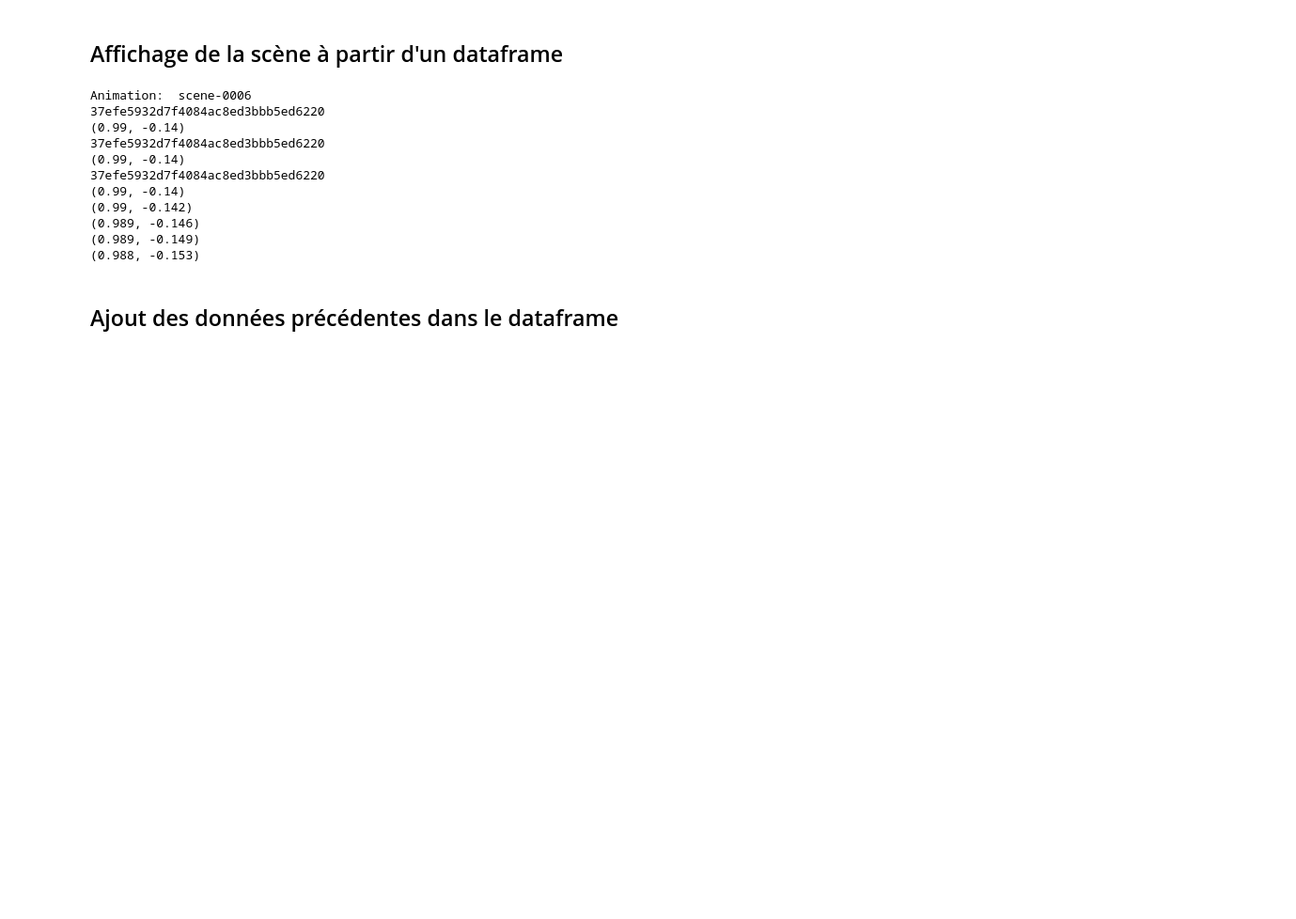
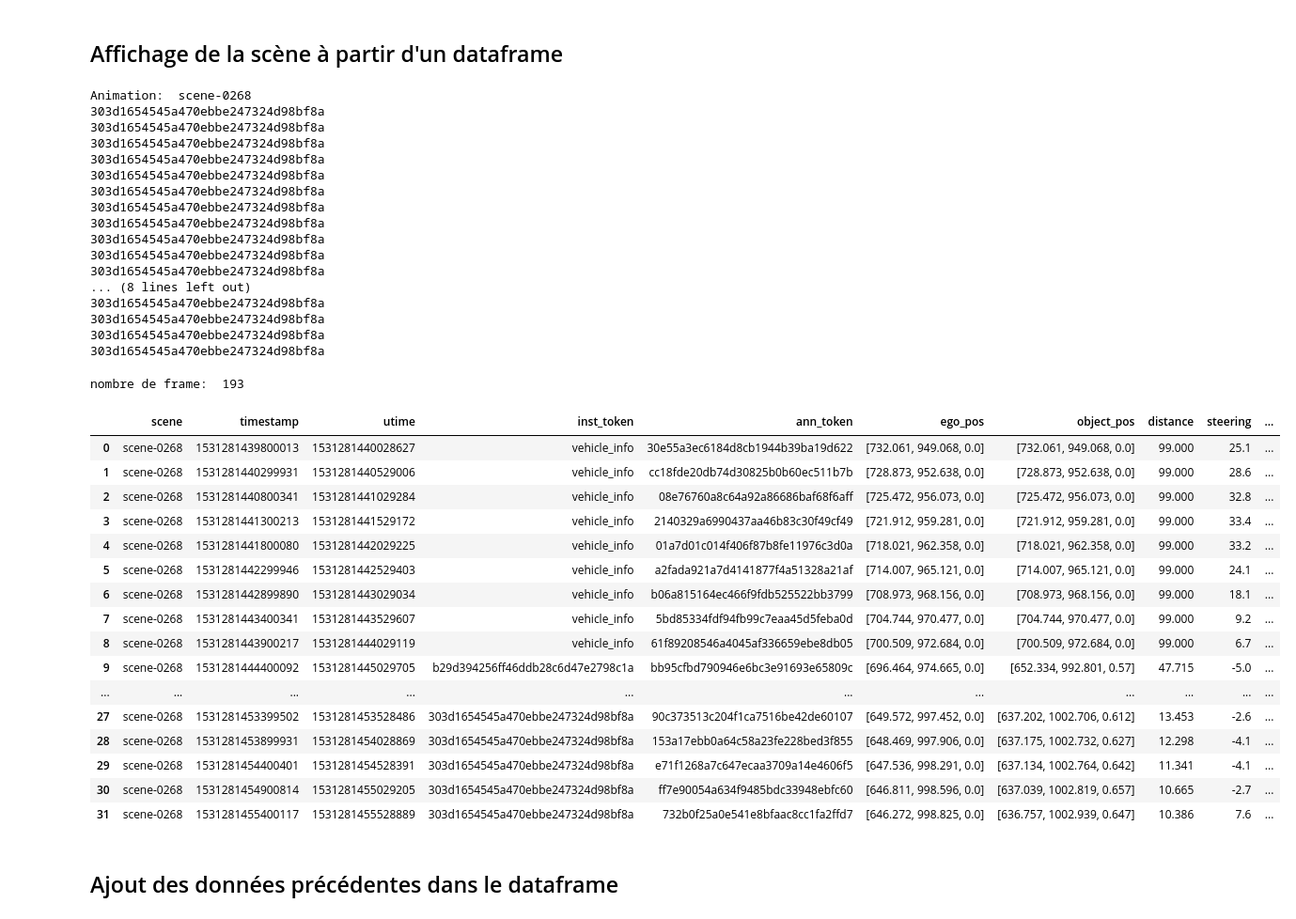
Before and after one commit to AlexandreFiche/machine_learning_for_autonomous_driving, a Jupyter notebook: nuscenes_prediction_acceleration_freinage.ipynb, the cells around one changed output. Shown: that part at 94% size. Saved outputs shown, nothing was run; the diff lists cells and outputs as text; code cells hidden in the pictures; blank space fills up the shorter version.

```diff
--- a/nuscenes_prediction_acceleration_freinage.ipynb
+++ b/nuscenes_prediction_acceleration_freinage.ipynb
@@ -984,7 +979,7 @@ def scene_animation(scene_name = 'scene-0006',loop = False, df = pd.DataFrame(),
                     p = o['object_pos']
                     d = np.absolute(p[1] - a * p[0] - c)/ np.sqrt(a*a + 1)
                     distance_ego = round(np.linalg.norm(np.array(A) - np.array(p)),3)
-                    if distance_ego < dmin and d < 5:
+                    if distance_ego < dmin and d < 3:
                         dmin = distance_ego
                         posmin = p
                         inst_min = o['inst_token']
@@ -1001,7 +996,7 @@ def scene_animation(scene_name = 'scene-0006',loop = False, df = pd.DataFrame(),
                 y = a*x + c
                 fct.set_data(x,y)
         #print(i)
-        print(ABn)
+        #print(ABn)
         return ego,text_ego,text_dist,near_vehicle,vec_vitesse,pmin,fct,
 
     #use_nuscenes = False
@@ -1040,16 +1035,47 @@ def scene_animation(scene_name = 'scene-0006',loop = False, df = pd.DataFrame(),
                                           interval=250, blit=True, repeat=loop)
     plt.show()
 
-scene_animation('scene-0006',True)
+scene_animation('scene-0268',True)
 # %% [output]
-Animation:  scene-0006
-37efe5932d7f4084ac8ed3bbb5ed6220
-(0.99, -0.14)
-37efe5932d7f4084ac8ed3bbb5ed6220
-(0.99, -0.14)
-37efe5932d7f4084ac8ed3bbb5ed6220
-(0.99, -0.14)
-(0.99, -0.142)
-(0.989, -0.146)
-(0.989, -0.149)
-(0.988, -0.153)
+Animation:  scene-0268
+303d1654545a470ebbe247324d98bf8a
+303d1654545a470ebbe247324d98bf8a
+303d1654545a470ebbe247324d98bf8a
+303d1654545a470ebbe247324d98bf8a
+303d1654545a470ebbe247324d98bf8a
+303d1654545a470ebbe247324d98bf8a
+303d1654545a470ebbe247324d98bf8a
+303d1654545a470ebbe247324d98bf8a
+303d1654545a470ebbe247324d98bf8a
+303d1654545a470ebbe247324d98bf8a
+303d1654545a470ebbe247324d98bf8a
+... (8 lines left out)
+303d1654545a470ebbe247324d98bf8a
+303d1654545a470ebbe247324d98bf8a
+303d1654545a470ebbe247324d98bf8a
+303d1654545a470ebbe247324d98bf8a
+# %%
+scene_name = 'scene-0268'
+my_scene_token = nusc.field2token('scene', 'name', scene_name)[0]
+scene = nusc.get('scene',my_scene_token)
+df = build_dataframe_for_one_scene(scene,False)
+render_scene_channel_with_predict(nusc,my_scene_token,df, 'CAM_FRONT')
+# %% [output]
+nombre de frame:  193
+|  | scene | timestamp | utime | inst_token | ann_token | ego_pos | object_pos | distance | steering | ... |
+| 0 | scene-0268 | 1531281439800013 | 1531281440028627 | vehicle_info | 30e55a3ec6184d8cb1944b39ba19d622 | [732.061, 949.068, 0.0] | [732.061, 949.068, 0.0] | 99.000 | 25.1 | ... |
+| 1 | scene-0268 | 1531281440299931 | 1531281440529006 | vehicle_info | cc18fde20db74d30825b0b60ec511b7b | [728.873, 952.638, 0.0] | [728.873, 952.638, 0.0] | 99.000 | 28.6 | ... |
+| 2 | scene-0268 | 1531281440800341 | 1531281441029284 | vehicle_info | 08e76760a8c64a92a86686baf68f6aff | [725.472, 956.073, 0.0] | [725.472, 956.073, 0.0] | 99.000 | 32.8 | ... |
+| 3 | scene-0268 | 1531281441300213 | 1531281441529172 | vehicle_info | 2140329a6990437aa46b83c30f49cf49 | [721.912, 959.281, 0.0] | [721.912, 959.281, 0.0] | 99.000 | 33.4 | ... |
+| 4 | scene-0268 | 1531281441800080 | 1531281442029225 | vehicle_info | 01a7d01c014f406f87b8fe11976c3d0a | [718.021, 962.358, 0.0] | [718.021, 962.358, 0.0] | 99.000 | 33.2 | ... |
+| 5 | scene-0268 | 1531281442299946 | 1531281442529403 | vehicle_info | a2fada921a7d4141877f4a51328a21af | [714.007, 965.121, 0.0] | [714.007, 965.121, 0.0] | 99.000 | 24.1 | ... |
+| 6 | scene-0268 | 1531281442899890 | 1531281443029034 | vehicle_info | b06a815164ec466f9fdb525522bb3799 | [708.973, 968.156, 0.0] | [708.973, 968.156, 0.0] | 99.000 | 18.1 | ... |
+| 7 | scene-0268 | 1531281443400341 | 1531281443529607 | vehicle_info | 5bd85334fdf94fb99c7eaa45d5feba0d | [704.744, 970.477, 0.0] | [704.744, 970.477, 0.0] | 99.000 | 9.2 | ... |
+| 8 | scene-0268 | 1531281443900217 | 1531281444029119 | vehicle_info | 61f89208546a4045af336659ebe8db05 | [700.509, 972.684, 0.0] | [700.509, 972.684, 0.0] | 99.000 | 6.7 | ... |
+| 9 | scene-0268 | 1531281444400092 | 1531281445029705 | b29d394256ff46ddb28c6d47e2798c1a | bb95cfbd790946e6bc3e91693e65809c | [696.464, 974.665, 0.0] | [652.334, 992.801, 0.57] | 47.715 | -5.0 | ... |
+| ... | ... | ... | ... | ... | ... | ... | ... | ... | ... | ... |
+| 27 | scene-0268 | 1531281453399502 | 1531281453528486 | 303d1654545a470ebbe247324d98bf8a | 90c373513c204f1ca7516be42de60107 | [649.572, 997.452, 0.0] | [637.202, 1002.706, 0.612] | 13.453 | -2.6 | ... |
+| 28 | scene-0268 | 1531281453899931 | 1531281454028869 | 303d1654545a470ebbe247324d98bf8a | 153a17ebb0a64c58a23fe228bed3f855 | [648.469, 997.906, 0.0] | [637.175, 1002.732, 0.627] | 12.298 | -4.1 | ... |
+| 29 | scene-0268 | 1531281454400401 | 1531281454528391 | 303d1654545a470ebbe247324d98bf8a | e71f1268a7c647ecaa3709a14e4606f5 | [647.536, 998.291, 0.0] | [637.134, 1002.764, 0.642] | 11.341 | -4.1 | ... |
+| 30 | scene-0268 | 1531281454900814 | 1531281455029205 | 303d1654545a470ebbe247324d98bf8a | ff7e90054a634f9485bdc33948ebfc60 | [646.811, 998.596, 0.0] | [637.039, 1002.819, 0.657] | 10.665 | -2.7 | ... |
+| 31 | scene-0268 | 1531281455400117 | 1531281455528889 | 303d1654545a470ebbe247324d98bf8a | 732b0f25a0e541e8bfaac8cc1fa2ffd7 | [646.272, 998.825, 0.0] | [636.757, 1002.939, 0.647] | 10.386 | 7.6 | ... |
```
Also changed, not shown: parts of 10 cells of this notebook.
